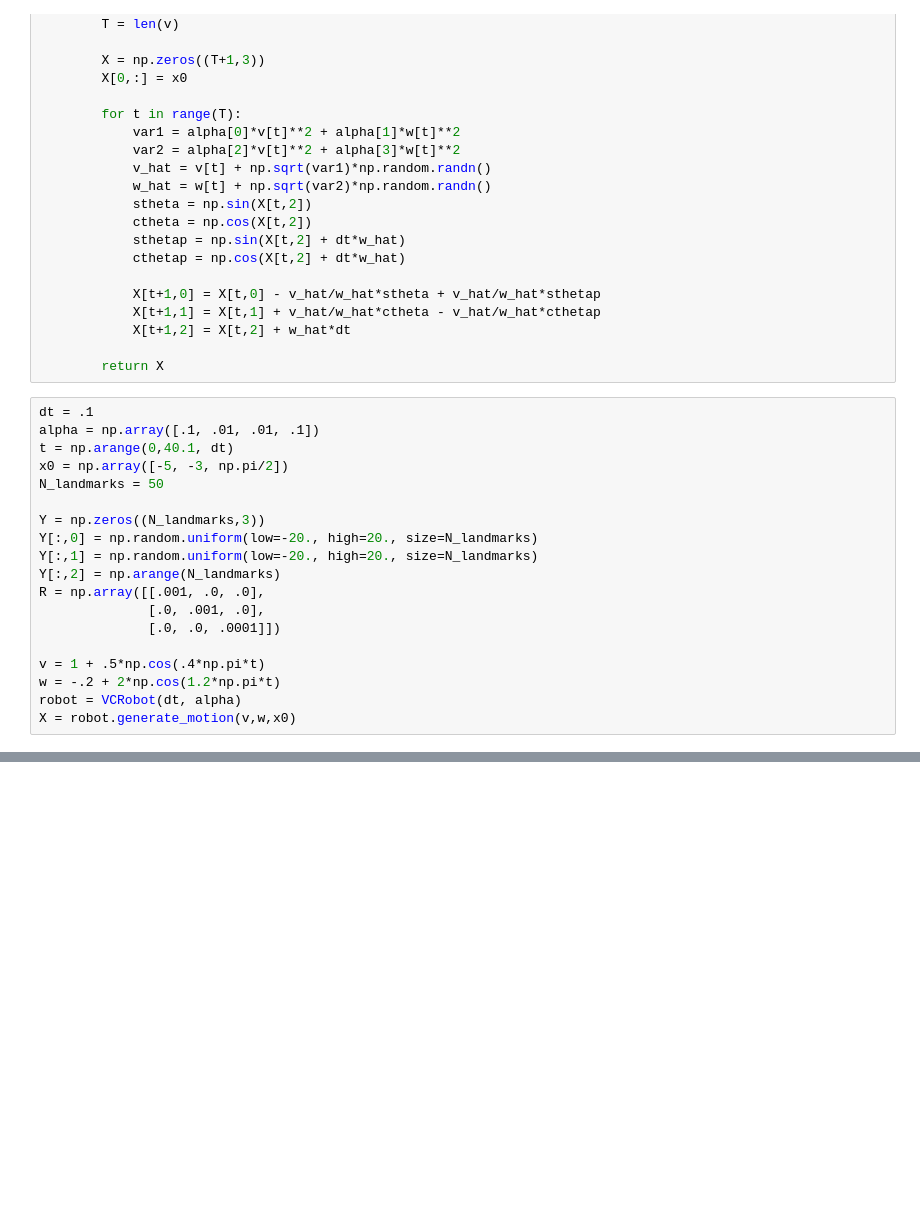
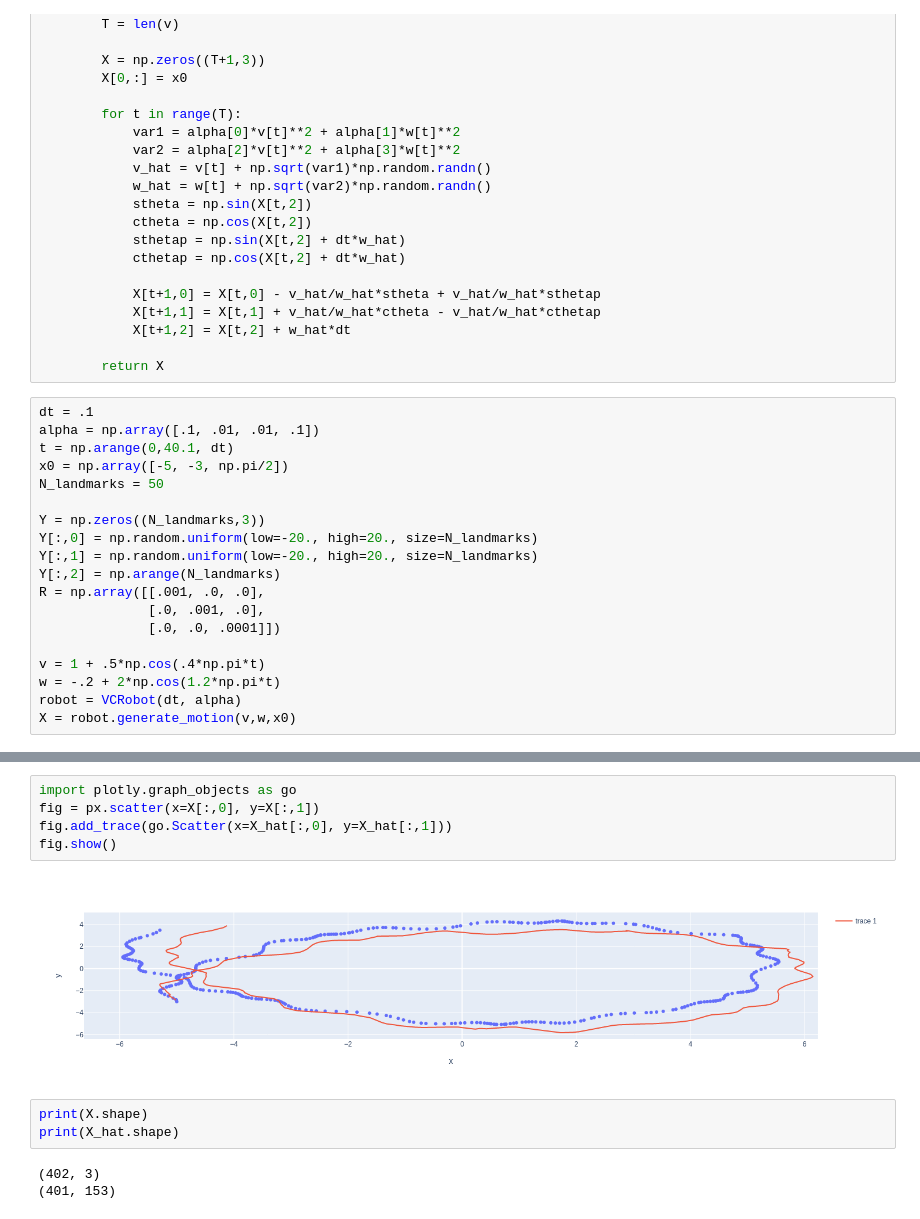
Before and after one commit to viperyl/Notes, a Jupyter notebook: ARS/Practice2/Untitled.ipynb, the cells around one changed output, grey strips where cells are left out. Drawn from its saved outputs; the diff is of its cells as text; blank space fills up the shorter version.

```diff
--- a/ARS/Practice2/Untitled.ipynb
+++ b/ARS/Practice2/Untitled.ipynb
@@ -85,0 +350,13 @@ fig.show()
+# %%
+import plotly.graph_objects as go
+fig = px.scatter(x=X[:,0], y=X[:,1])
+fig.add_trace(go.Scatter(x=X_hat[:,0], y=X_hat[:,1]))
+fig.show()
+# %% [output]
+[figure, added]
+# %%
+print(X.shape)
+print(X_hat.shape)
+# %% [output]
+(402, 3)
+(401, 153)
```
Also changed, not shown: parts of 11 cells of this notebook, 1 other file.
